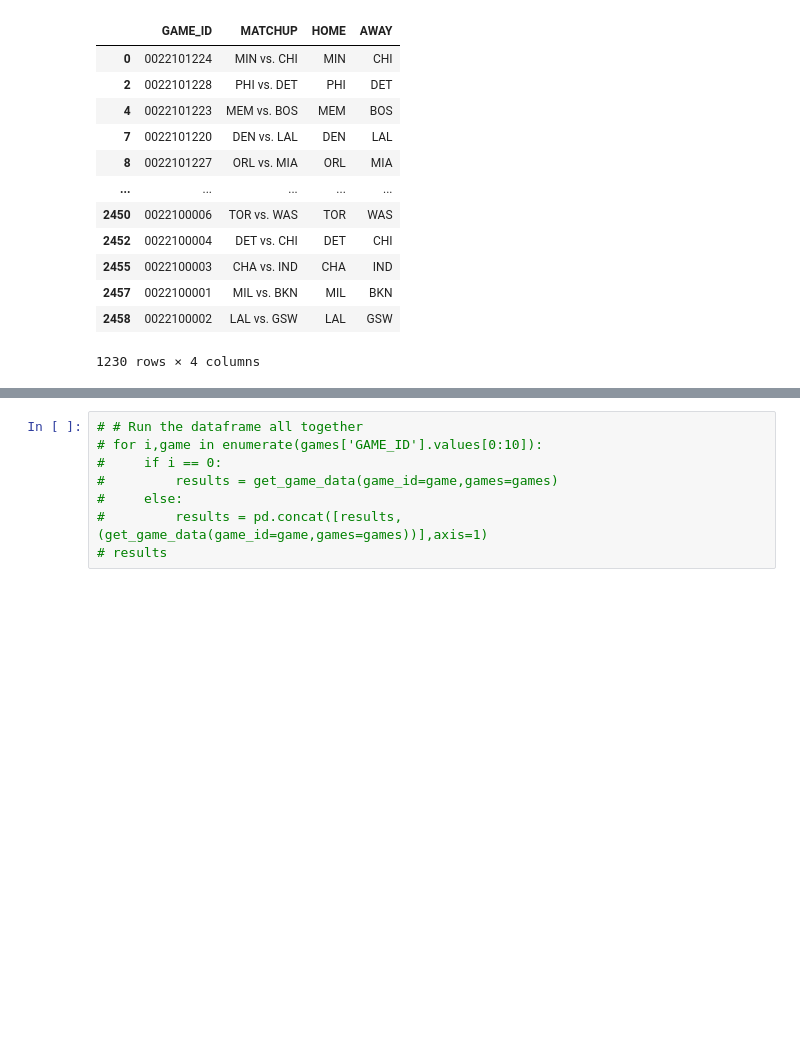
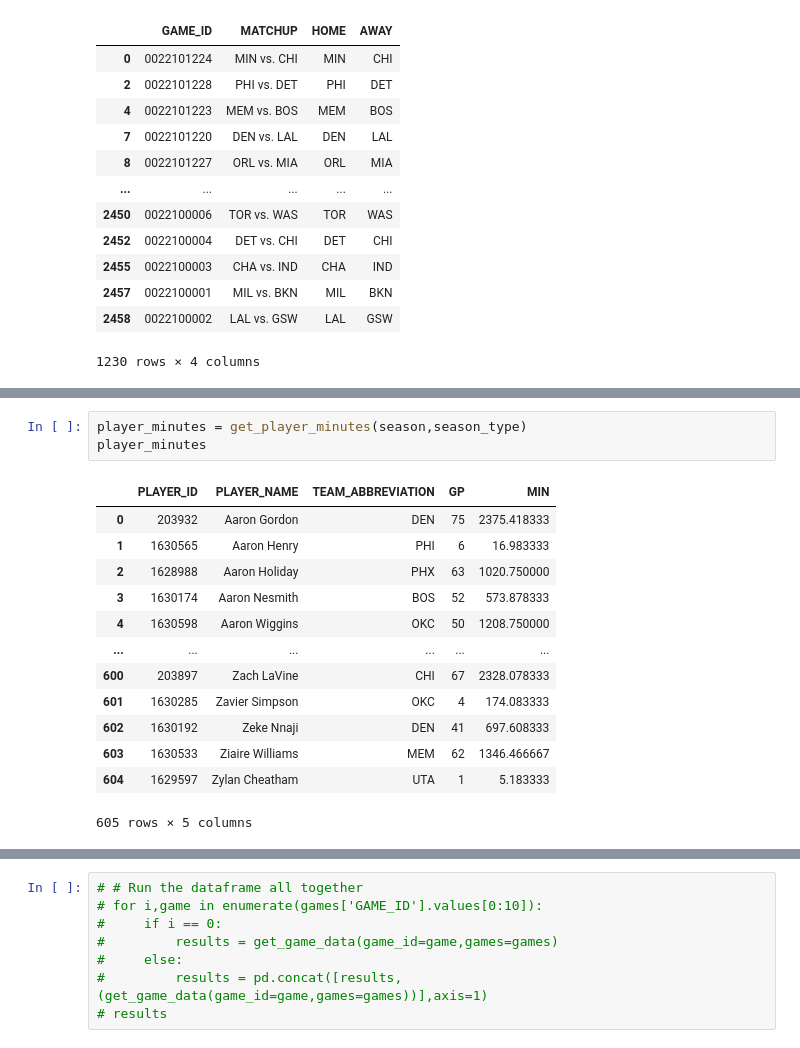
Before and after one commit to ImWesAdams/NBAPredictionsAndData, a Jupyter notebook: NBA Compile Play by Play Data.ipynb, the cells around one changed output, grey strips where cells are left out. Drawn from its saved outputs; the diff is of its cells as text; blank space fills up the shorter version.

```diff
--- a/NBA Compile Play by Play Data.ipynb
+++ b/NBA Compile Play by Play Data.ipynb
@@ -208,3 +213,20 @@ players
 | 4729 | Ivica | Zubac | LAC | 1627826 | C | 7-0 | 240 | ... |
 | 4730 | Matt | Zunic | WAS | 78650 | G | 6-3 | 195 | ... |
 4731 rows × 10 columns
+# %%
+player_minutes = get_player_minutes(season,season_type)
+player_minutes
+# %% [output]
+|  | PLAYER_ID | PLAYER_NAME | TEAM_ABBREVIATION | GP | MIN |
+| 0 | 203932 | Aaron Gordon | DEN | 75 | 2375.418333 |
+| 1 | 1630565 | Aaron Henry | PHI | 6 | 16.983333 |
+| 2 | 1628988 | Aaron Holiday | PHX | 63 | 1020.750000 |
+| 3 | 1630174 | Aaron Nesmith | BOS | 52 | 573.878333 |
+| 4 | 1630598 | Aaron Wiggins | OKC | 50 | 1208.750000 |
+| ... | ... | ... | ... | ... | ... |
+| 600 | 203897 | Zach LaVine | CHI | 67 | 2328.078333 |
+| 601 | 1630285 | Zavier Simpson | OKC | 4 | 174.083333 |
+| 602 | 1630192 | Zeke Nnaji | DEN | 41 | 697.608333 |
+| 603 | 1630533 | Ziaire Williams | MEM | 62 | 1346.466667 |
+| 604 | 1629597 | Zylan Cheatham | UTA | 1 | 5.183333 |
+605 rows × 5 columns
```
Also changed, not shown: parts of 9 cells of this notebook.
